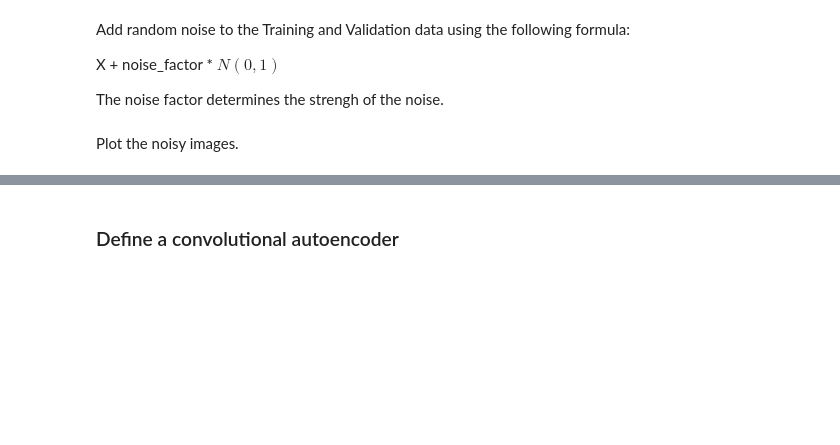
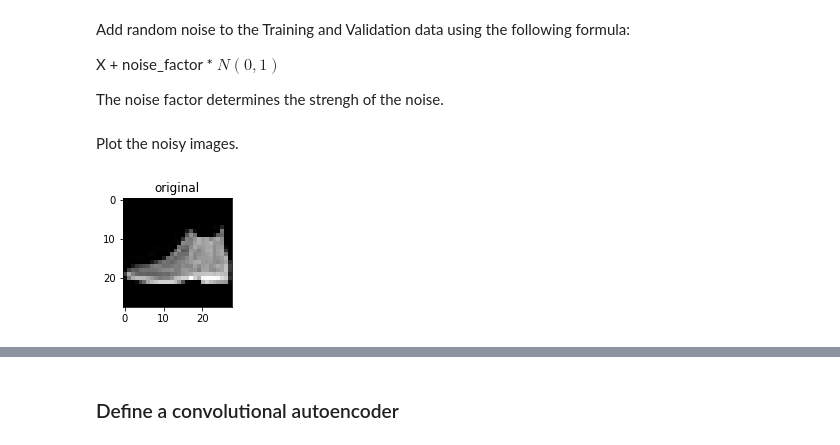
Before and after one commit to Pumafi/geostats_deep_learning, a Jupyter notebook: TP_Autoencoders.ipynb, the cells around one changed output, grey strips where cells are left out. Saved outputs shown, nothing was run; the diff lists cells and outputs as text; code cells hidden in the pictures; blank space fills up the shorter version.

```diff
--- a/TP_Autoencoders.ipynb
+++ b/TP_Autoencoders.ipynb
@@ -101,23 +90,0 @@ To enable them in other operations, rebuild TensorFlow with the appropriate comp
-# %%
-# %load Corrections/encoder_corr_1.py
-latent_dim = 64
-
-class Autoencoder(Model):
-  def __init__(self, latent_dim):
-    super(Autoencoder, self).__init__()
-    self.latent_dim = latent_dim
-    self.encoder = tf.keras.Sequential([
-      layers.Flatten(),
-      layers.Dense(latent_dim, activation='relu'),
-    ])
-    self.decoder = tf.keras.Sequential([
-      layers.Dense(784, activation='sigmoid'),
-      layers.Reshape((28, 28))
-    ])
-
-  def call(self, x):
-    encoded = self.encoder(x)
-    decoded = self.decoder(encoded)
-    return decoded
-
-autoencoder = Autoencoder(latent_dim)
@@ -269,4 +265,15 @@ x_train_noisy = tf.clip_by_value(x_train_noisy, clip_value_min=0., clip_value_ma
 x_test_noisy = tf.clip_by_value(x_test_noisy, clip_value_min=0., clip_value_max=1.)
 # %% [markdown]
 Plot the noisy images.
+# %%
+n = 1
+plt.figure(figsize=(20, 2))
+for i in range(n):
+    ax = plt.subplot(1, n, i + 1)
+    plt.title("original")
+    plt.imshow(tf.squeeze(x_test[i]))
+    plt.gray()
+plt.show()
+# %% [output]
+[figure, added]
 # %%
```
Also changed, not shown: parts of 18 cells of this notebook.
